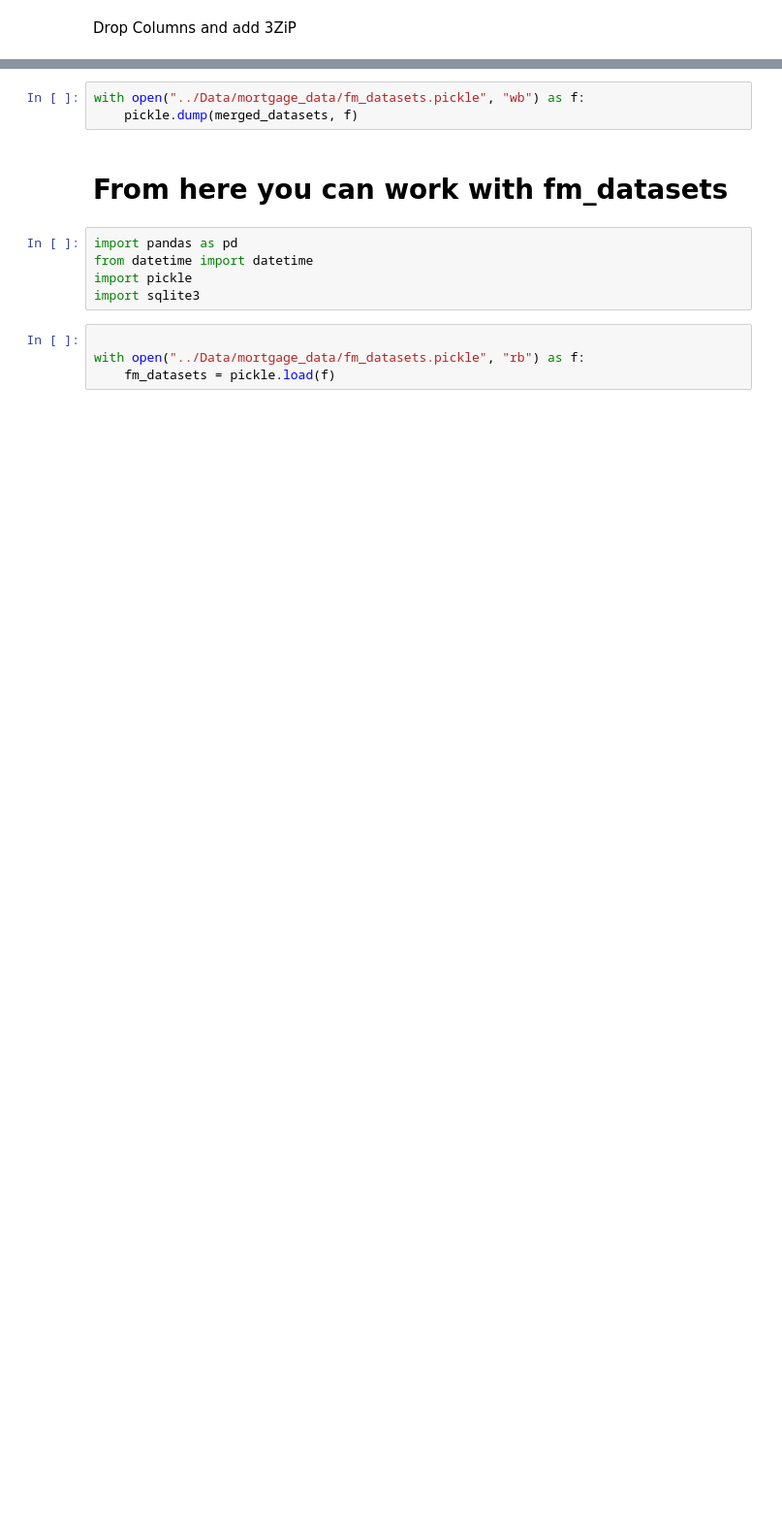
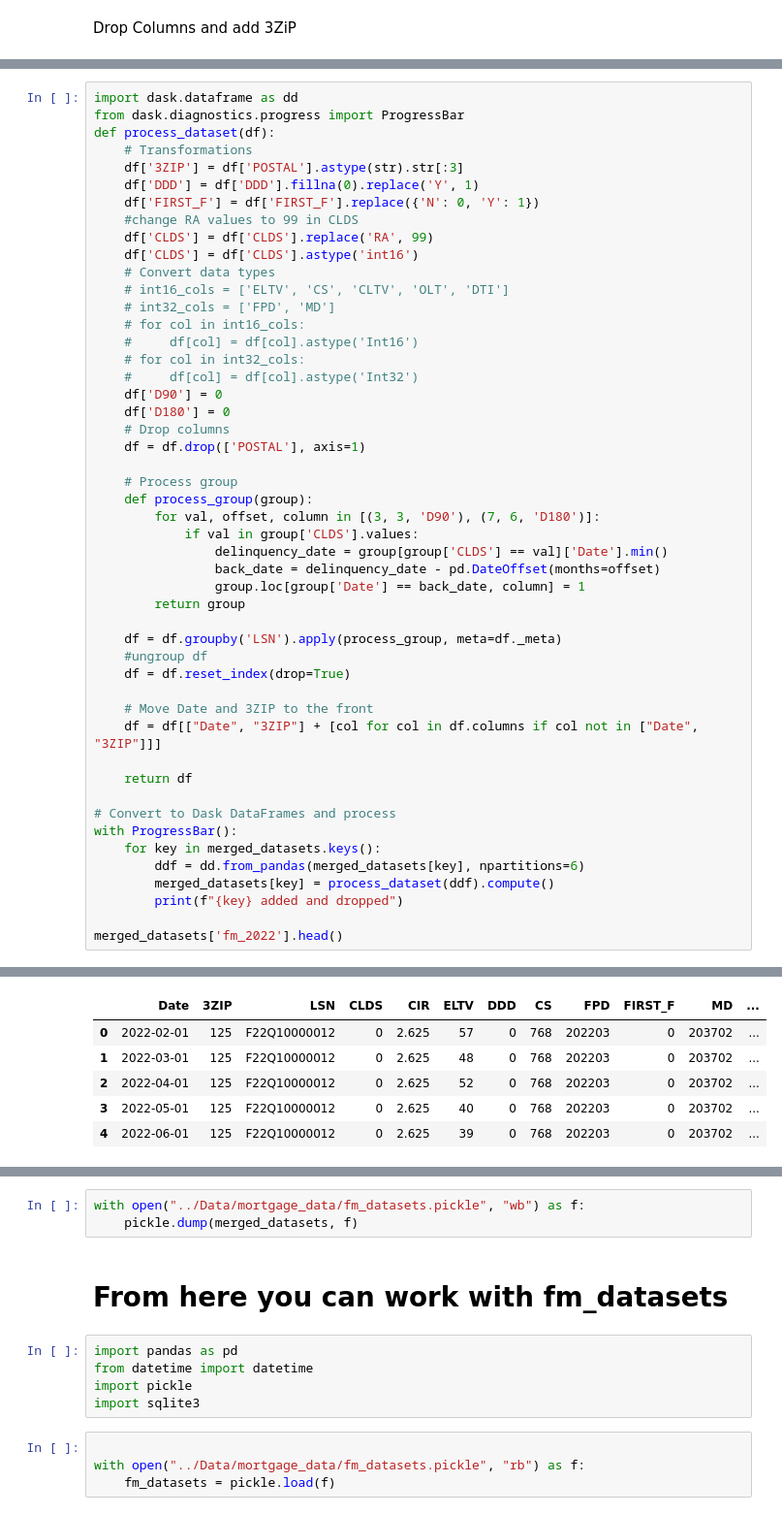
Before and after one commit to yannickpichardo/master_thesis, a Jupyter notebook: main_data.ipynb, the cells around one changed output, grey strips where cells are left out. Shown at 97% size. Cells and saved outputs as stored; diff of their text form; blank space fills up the shorter version.

```diff
--- a/main_data.ipynb
+++ b/main_data.ipynb
@@ -277,0 +230,50 @@ fm_2022 added and dropped
+# %%
+import dask.dataframe as dd
+from dask.diagnostics.progress import ProgressBar
+def process_dataset(df):
+    # Transformations
+    df['3ZIP'] = df['POSTAL'].astype(str).str[:3]
+    df['DDD'] = df['DDD'].fillna(0).replace('Y', 1)
+    df['FIRST_F'] = df['FIRST_F'].replace({'N': 0, 'Y': 1})
+    #change RA values to 99 in CLDS
+    df['CLDS'] = df['CLDS'].replace('RA', 99)
+    df['CLDS'] = df['CLDS'].astype('int16')
+    # Convert data types
+    # int16_cols = ['ELTV', 'CS', 'CLTV', 'OLT', 'DTI']
+    # int32_cols = ['FPD', 'MD']
+    # for col in int16_cols:
+    #     df[col] = df[col].astype('Int16')
+    # for col in int32_cols:
+    #     df[col] = df[col].astype('Int32')
+    df['D90'] = 0
+    df['D180'] = 0
+    # Drop columns
+    df = df.drop(['POSTAL'], axis=1)
+
+    # Process group
+    def process_group(group):
+        for val, offset, column in [(3, 3, 'D90'), (7, 6, 'D180')]:
+            if val in group['CLDS'].values:
+                delinquency_date = group[group['CLDS'] == val]['Date'].min()
+                back_date = delinquency_date - pd.DateOffset(months=offset)
+                group.loc[group['Date'] == back_date, column] = 1
+        return group
+
+    df = df.groupby('LSN').apply(process_group, meta=df._meta)
+    #ungroup df
+    df = df.reset_index(drop=True)
+
+    # Move Date and 3ZIP to the front
+    df = df[["Date", "3ZIP"] + [col for col in df.columns if col not in ["Date", "3ZIP"]]]
+
+    return df
+
+# Convert to Dask DataFrames and process
+with ProgressBar():
+    for key in merged_datasets.keys():
+        ddf = dd.from_pandas(merged_datasets[key], npartitions=6)
+        merged_datasets[key] = process_dataset(ddf).compute()
+        print(f"{key} added and dropped")
+
+merged_datasets['fm_2022'].head()
+# %% [output]
@@ -277,0 +297,6 @@ fm_2022 added and dropped
+|  | Date | 3ZIP | LSN | CLDS | CIR | ELTV | DDD | CS | FPD | FIRST_F | MD | ... |
+| 0 | 2022-02-01 | 125 | F22Q10000012 | 0 | 2.625 | 57 | 0 | 768 | 202203 | 0 | 203702 | ... |
+| 1 | 2022-03-01 | 125 | F22Q10000012 | 0 | 2.625 | 48 | 0 | 768 | 202203 | 0 | 203702 | ... |
+| 2 | 2022-04-01 | 125 | F22Q10000012 | 0 | 2.625 | 52 | 0 | 768 | 202203 | 0 | 203702 | ... |
+| 3 | 2022-05-01 | 125 | F22Q10000012 | 0 | 2.625 | 40 | 0 | 768 | 202203 | 0 | 203702 | ... |
+| 4 | 2022-06-01 | 125 | F22Q10000012 | 0 | 2.625 | 39 | 0 | 768 | 202203 | 0 | 203702 | ... |
```
Also changed, not shown: parts of 27 cells of this notebook, 7 other files.
